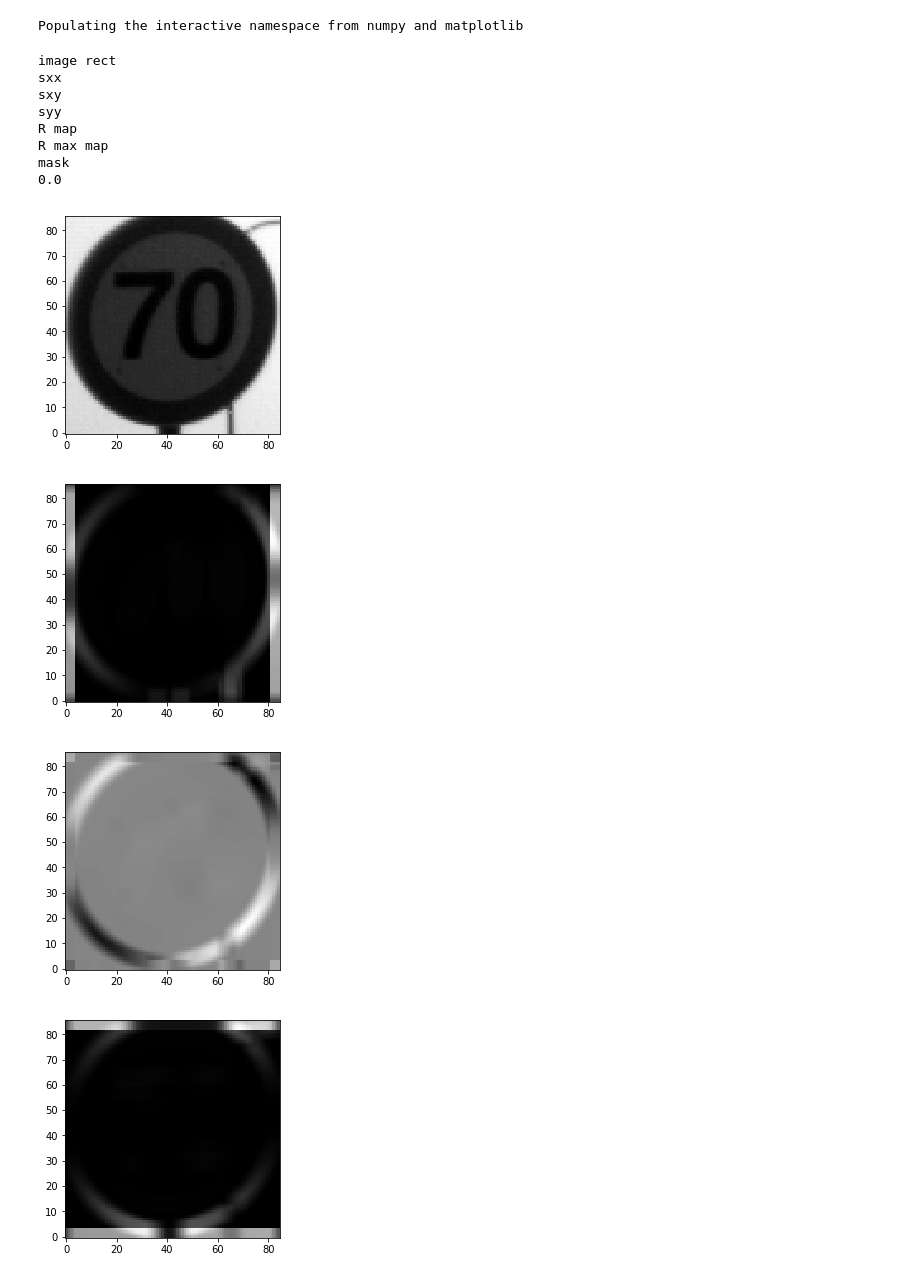
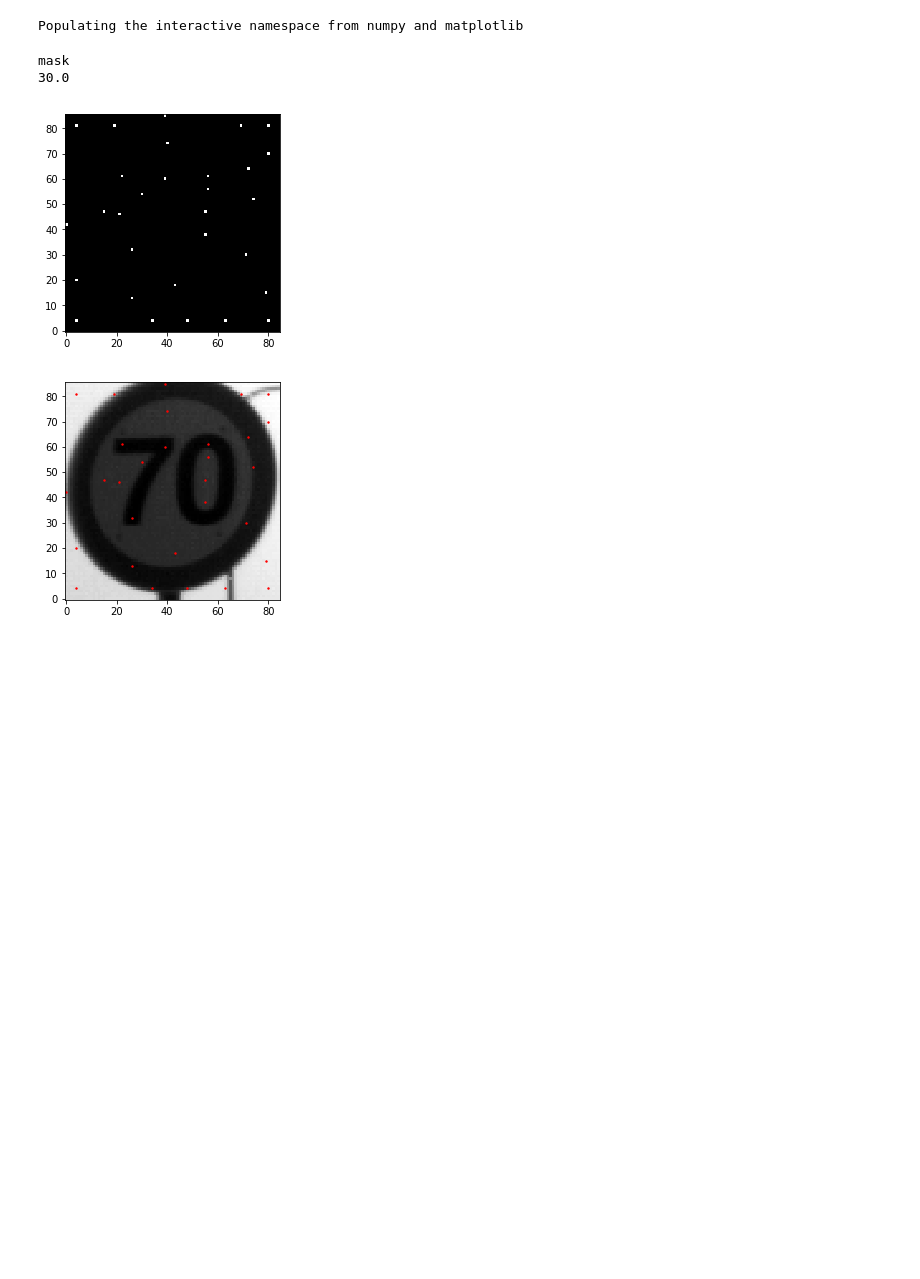
Before and after one commit to hodayamar/excellenteam-python-mobileye-distance-calculation, a Jupyter notebook: organized_algo.ipynb, the cells around one changed output. Drawn from its saved outputs; the diff is of its cells as text; code cells hidden in the pictures; blank space fills up the shorter version.

Commit message:
harris development freeze

```diff
--- a/organized_algo.ipynb
+++ b/organized_algo.ipynb
@@ -11,7 +11,7 @@ plt.rcParams['image.cmap'] = 'gray'
 # %% [output]
 Populating the interactive namespace from numpy and matplotlib
 # %%
-patch_filter_size = 7
+patch_filter_size = 9
 k = 0.05
 max_filter_size = 9
 DEBUG = False
@@ -22,7 +22,8 @@ def harris_corners(rect,image,DEBUG = False,debug_level = 0):
 #init values
     meImg = MEImage.from_file(image)
     rect_mat = meImg.im[rect[2]:rect[3],rect[0]:rect[1]]
-    if DEBUG:
+    if DEBUG and debug_level == 1:
+        print(rect_mat.shape)
         plt.figure()
         print("image rect")
         plt.imshow(rect_mat,cmap='gray',origin='lower')
@@ -39,10 +40,14 @@ def harris_corners(rect,image,DEBUG = False,debug_level = 0):
 
 #mean values
     patch_filter = np.ones((patch_filter_size,patch_filter_size)) / (patch_filter_size**2)
+    if DEBUG and debug_level == 1:
+        print(patch_filter.shape)
 
     sxx = sg.convolve2d(mat_xx, patch_filter, "same")
     sxy = sg.convolve2d(mat_xy, patch_filter, "same")
     syy = sg.convolve2d(mat_yy, patch_filter, "same")
+    if DEBUG and debug_level == 1:
+        print(syy.shape)
 
     if DEBUG and debug_level == 1:
         print("sxx")
@@ -61,11 +66,11 @@ def harris_corners(rect,image,DEBUG = False,debug_level = 0):
 
     for x in range(rect_mat.shape[0]):
         for y in range(rect_mat.shape[1]):
-            H = np.array([[sxx[x,y], sxy[x,y]], [sxy[x,y], syy[x,y]]])
-#             R[x,y] = np.linalg.det(H) - k*((np.trace(H))**2)
-            R[x,y] = 2*np.linalg.det(H)/(np.trace(H) + 0.01)
+            H = np.array([[sxx[x][y], sxy[x][y]], [sxy[x][y], syy[x][y]]])
+            R[x,y] = np.linalg.det(H) - k*((np.trace(H))**2)
+#             R[x][y] = 2*np.linalg.det(H)/(np.trace(H) + 0.01)
 
-    if DEBUG:
+    if DEBUG and debug_level == 1:
         print("R map")
         plt.figure()
         plt.imshow(R,cmap='gray',origin='lower')
@@ -85,8 +90,8 @@ def harris_corners(rect,image,DEBUG = False,debug_level = 0):
     #create mask
     mask = np.zeros(rect_mat.shape)
     # mask[(R - max_R)**2 > 1 ] = 1
-    mask[(R == max_R)] == 1
-#     mask[abs(R - max_R) > 2 ] = 1
+    mask[(R == max_R)] = 1
+#     mask[abs(R - max_R) < 2 and abs(R - max_R) > 1 2 ] = 1
     if DEBUG:
         print("mask")
         plt.figure()
@@ -99,7 +104,7 @@ def harris_corners(rect,image,DEBUG = False,debug_level = 0):
         for x in range(rect_mat.shape[0]):
             for y in range(rect_mat.shape[1]):
                 if mask[x][y]:
-        #             plt.scatter(y,x, c='r', s=(R[x-2][y-2]/20))
+#                     plt.scatter(y,x, c='r', s=(R[x-2][y-2]/20))
                     plt.scatter(y,x, c='r', s=2 )
 
     if DEBUG and debug_level == 1:
@@ -113,20 +118,12 @@ def harris_corners(rect,image,DEBUG = False,debug_level = 0):
 # %%
 df = pd.read_pickle("store.pickle")
 line = df.iloc[0]
 rect = line.currRect
 img = line.currImage
 
-points = harris_corners(rect,img,True,1)
+points = harris_corners(rect,img,True)
 # %% [output]
-image rect
-sxx
-sxy
-syy
-R map
-R max map
 mask
-0.0
+30.0
-[figure, old version]
+[figure, new version]
-[figure, old version]
+[figure, new version]
-[figure, removed]
-[figure, removed]
```
Also changed, not shown: parts of 2 cells of this notebook.
